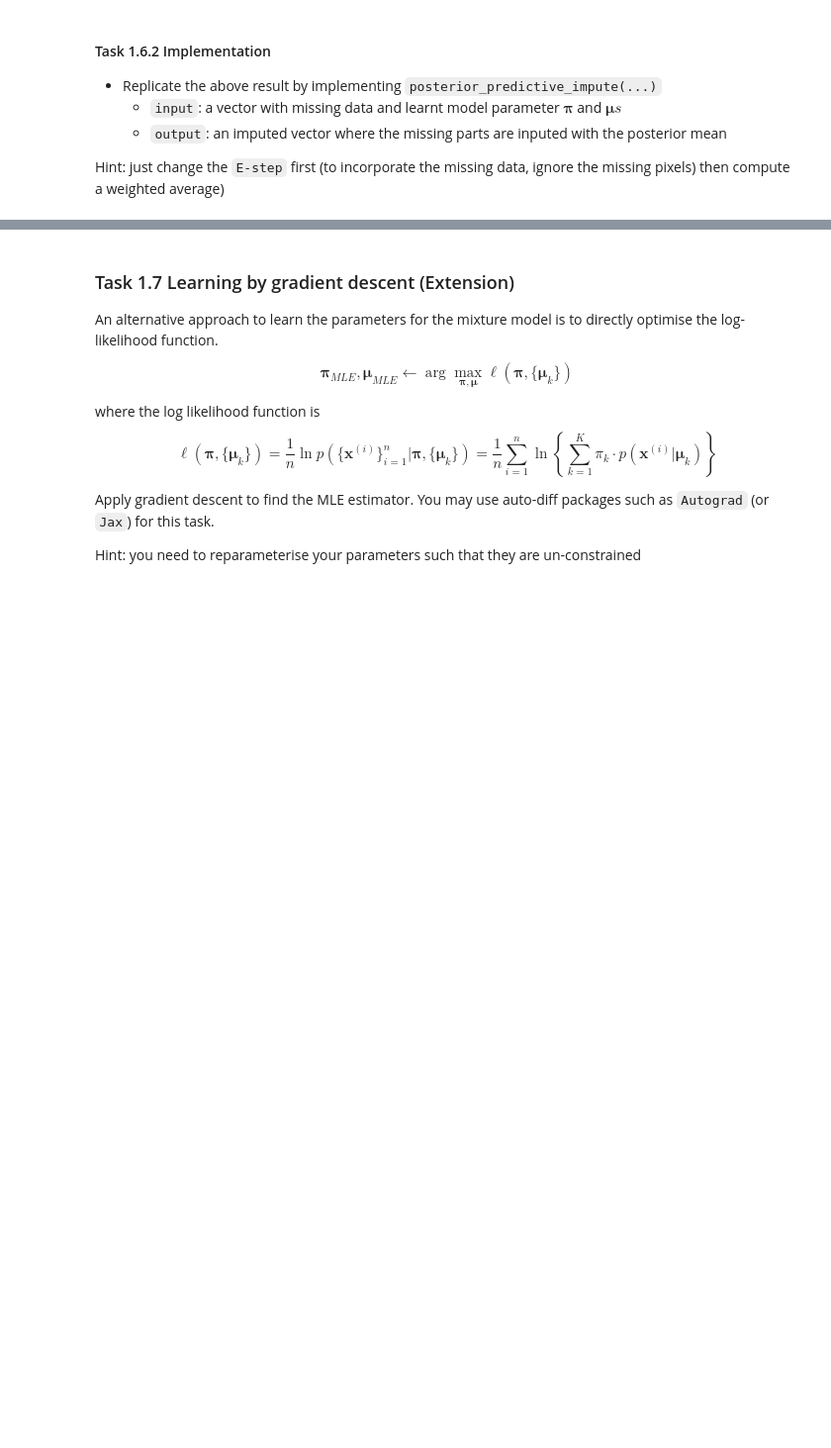
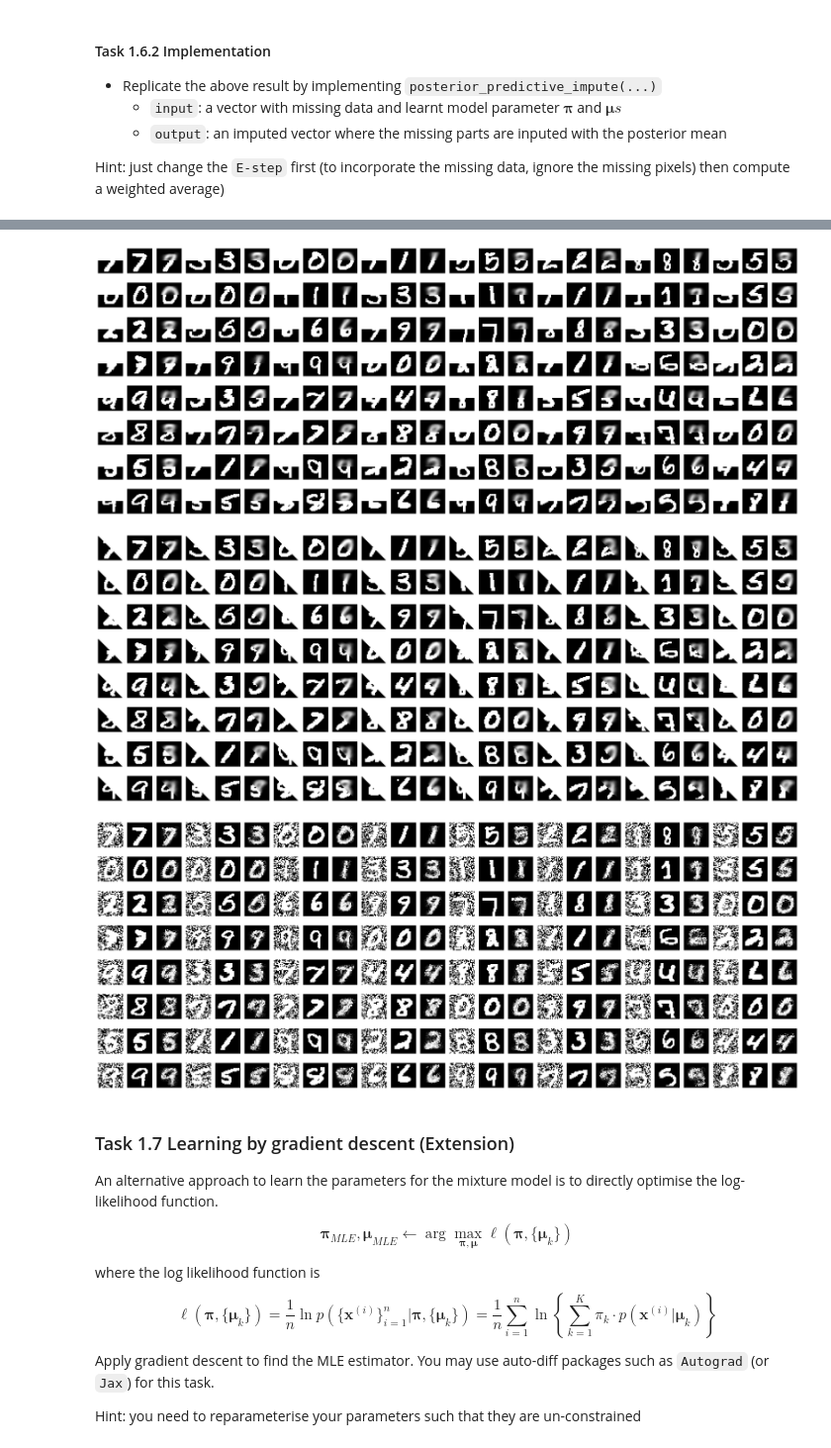
Before and after one commit to martinthuriaux/CS5016, a Jupyter notebook: CS5016_P1(V1).ipynb, the cells around one changed output, grey strips where cells are left out. Shown at 99% size. Cells and saved outputs as stored; diff of their text form; code cells hidden in the pictures; blank space fills up the shorter version.

```diff
--- a/CS5016_P1(V1).ipynb
+++ b/CS5016_P1(V1).ipynb
@@ -724,6 +738,24 @@ X_mnist_cover1 = np.empty_like(X_mnist_test, dtype='f')
 X_mnist_cover1[:] = X_mnist_test
 # setting the top half pixels to nan/missing
 X_mnist_cover1[:, 0: int(784//2)] = np.nan
-## try other ways to cover the images!
+
+
+# generate images with diagonal missing pixels
+X_mnist_cover2 = np.empty_like(X_mnist_test, dtype='f')
+X_mnist_cover2[:] = X_mnist_test
+# setting the upper-triangular pixels to nan/missing
+for i in range(X_mnist_cover2.shape[0]):
+    img = X_mnist_cover2[i].reshape(28, 28)
+    mask = np.triu(np.ones((28, 28), dtype=bool), k=0)  # upper-triangular mask
+    img[mask] = np.nan
+    X_mnist_cover2[i] = img.reshape(-1)
+
+# generate images with random 50% missing black pixels
+X_mnist_cover3 = np.empty_like(X_mnist_test, dtype='f')
+X_mnist_cover3[:] = X_mnist_test
+# setting random 50% pixels to nan/missing for each image
+for i in range(X_mnist_cover3.shape[0]):
+    missing_idx = rng.choice(784, size=784 // 2, replace=False)
+    X_mnist_cover3[i, missing_idx] = np.nan
 # %%
 def posterior_predictive_impute(x, πs, μs):
@@ -758,3 +790,55 @@ TabError: inconsistent use of tabs and spaces in indentation (2817689230.py, lin
+# %%
+# Impute the top-half-masked test images
+X_mnist_imp1 = np.array([
+    posterior_predictive_impute(x, πs, μs)
+    for x in X_mnist_cover1
+])
+
+# Impute the diagonal-masked test images
+X_mnist_imp2 = np.array([
+    posterior_predictive_impute(x, πs, μs)
+    for x in X_mnist_cover2
+])
+
+# Impute the random-50%-masked test images
+X_mnist_imp3 = np.array([
+    posterior_predictive_impute(x, πs, μs)
+    for x in X_mnist_cover3
+])
+
+# Plot the different imputations
+def plot_imputations(X_masked, X_original, X_imputed, nrows=8, ncols=8):
+    fig, axes = plt.subplots(nrows, ncols * 3, figsize=(ncols * 3, nrows * 1.2))
+
+    for i in range(nrows * ncols):
+        r = i // ncols
+        c = i % ncols
+
+        # masked image
+        ax = axes[r, 3 * c]
+        ax.imshow(X_masked[i].reshape(28, 28), cmap="gray")
+        ax.axis("off")
+
+        # original image
+        ax = axes[r, 3 * c + 1]
+        ax.imshow(X_original[i].reshape(28, 28), cmap="gray")
+        ax.axis("off")
+
+        # imputed image
+        ax = axes[r, 3 * c + 2]
+        ax.imshow(X_imputed[i].reshape(28, 28), cmap="gray")
+        ax.axis("off")
+
+    plt.tight_layout()
+    plt.show()
+
+plot_imputations(X_mnist_cover1, X_mnist_test, X_mnist_imp1, nrows=8, ncols=8)
+plot_imputations(X_mnist_cover2, X_mnist_test, X_mnist_imp2, nrows=8, ncols=8)
+plot_imputations(X_mnist_cover3, X_mnist_test, X_mnist_imp3, nrows=8, ncols=8)
+# %% [output]
+[figure, added]
+[figure, added]
+[figure, added]
 # %% [markdown]
 ### Task 1.7 Learning by gradient descent (Extension)
 
```
Also changed, not shown: parts of 8 cells of this notebook.
